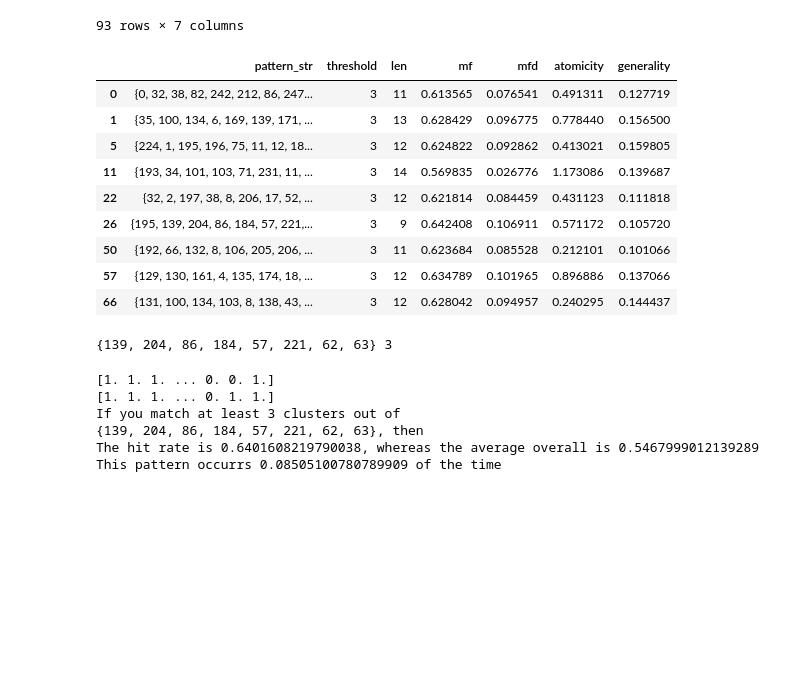
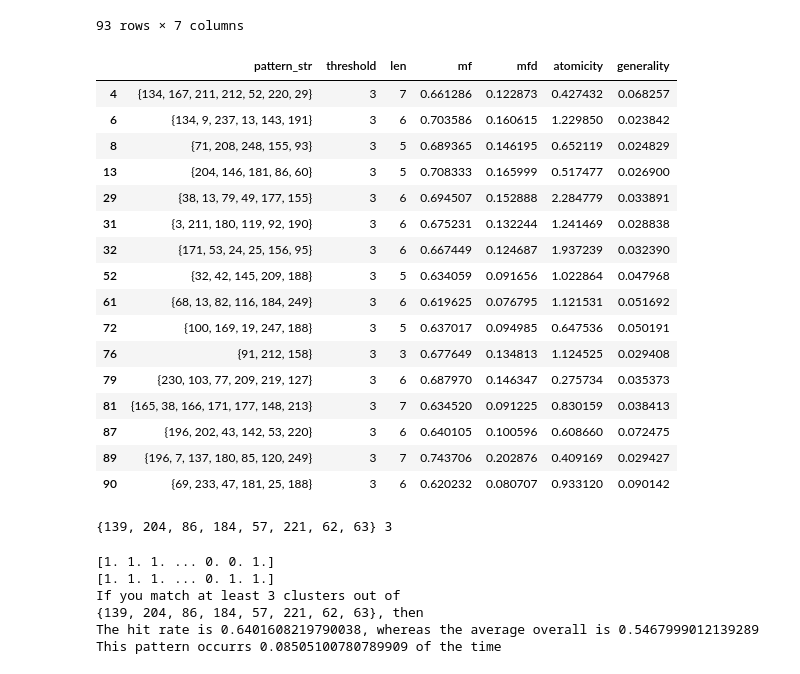
Before and after one commit to Giancarlo-Catalano/PSSearch, a Jupyter notebook: retail_forecasting_data_collection/Case study/select_ps.ipynb, the cells around one changed output. Saved outputs shown, nothing was run; the diff lists cells and outputs as text; code cells hidden in the pictures; blank space fills up the shorter version.

```diff
--- a/retail_forecasting_data_collection/Case study/select_ps.ipynb
+++ b/retail_forecasting_data_collection/Case study/select_ps.ipynb
@@ -53,7 +53,7 @@ from PolishSystem.read_data import get_pRef_from_vectors
 
 chosen_pRef = get_pRef_from_vectors(name_of_vectors_file=r"C:\Users\gac8\PycharmProjects\PSSearch\retail_forecasting_data_collection\data\many_hot_vectors_250_random.csv",
                                           name_of_fitness_file=r"C:\Users\gac8\PycharmProjects\PSSearch\retail_forecasting_data_collection\data\fitness_250_random.csv",
-                                          column_in_fitness_file=4) # col 4 should be HR 100
+                                          column_in_fitness_file=2) # col 4 should be HR 100
 
 chosen_SPref = OptimisedSPref.from_pRef(chosen_pRef)
 
@@ -136,28 +136,35 @@ display(ps_df)
 93 rows × 7 columns
 # %%
 
-len_is_small = ps_df["len"] < 15
+len_is_small = ps_df["len"] < 8
 mfd_is_high = ps_df["mfd"] > 0.0
-generality_is_high = ps_df["generality"] >= 0.10
+generality_is_high = ps_df["generality"] >= 0.0
 atomicity_is_positive = ps_df["atomicity"] > 0
 
 acceptable_ps_df = ps_df[len_is_small & mfd_is_high & generality_is_high & atomicity_is_positive]
 display(acceptable_ps_df)
 
 
 winner_pattern, winner_threshold = ({139, 204, 86, 184, 57, 221, 62, 63}, 3)
 print(winner_pattern, winner_threshold)
 # %% [output]
 |  | pattern_str | threshold | len | mf | mfd | atomicity | generality |
-| 0 | {0, 32, 38, 82, 242, 212, 86, 247... | 3 | 11 | 0.613565 | 0.076541 | 0.491311 | 0.127719 |
-| 1 | {35, 100, 134, 6, 169, 139, 171, ... | 3 | 13 | 0.628429 | 0.096775 | 0.778440 | 0.156500 |
-| 5 | {224, 1, 195, 196, 75, 11, 12, 18... | 3 | 12 | 0.624822 | 0.092862 | 0.413021 | 0.159805 |
-| 11 | {193, 34, 101, 103, 71, 231, 11, ... | 3 | 14 | 0.569835 | 0.026776 | 1.173086 | 0.139687 |
-| 22 | {32, 2, 197, 38, 8, 206, 17, 52, ... | 3 | 12 | 0.621814 | 0.084459 | 0.431123 | 0.111818 |
-| 26 | {195, 139, 204, 86, 184, 57, 221,... | 3 | 9 | 0.642408 | 0.106911 | 0.571172 | 0.105720 |
-| 50 | {192, 66, 132, 8, 106, 205, 206, ... | 3 | 11 | 0.623684 | 0.085528 | 0.212101 | 0.101066 |
-| 57 | {129, 130, 161, 4, 135, 174, 18, ... | 3 | 12 | 0.634789 | 0.101965 | 0.896886 | 0.137066 |
-| 66 | {131, 100, 134, 103, 8, 138, 43, ... | 3 | 12 | 0.628042 | 0.094957 | 0.240295 | 0.144437 |
+| 4 | {134, 167, 211, 212, 52, 220, 29} | 3 | 7 | 0.661286 | 0.122873 | 0.427432 | 0.068257 |
+| 6 | {134, 9, 237, 13, 143, 191} | 3 | 6 | 0.703586 | 0.160615 | 1.229850 | 0.023842 |
+| 8 | {71, 208, 248, 155, 93} | 3 | 5 | 0.689365 | 0.146195 | 0.652119 | 0.024829 |
+| 13 | {204, 146, 181, 86, 60} | 3 | 5 | 0.708333 | 0.165999 | 0.517477 | 0.026900 |
+| 29 | {38, 13, 79, 49, 177, 155} | 3 | 6 | 0.694507 | 0.152888 | 2.284779 | 0.033891 |
+| 31 | {3, 211, 180, 119, 92, 190} | 3 | 6 | 0.675231 | 0.132244 | 1.241469 | 0.028838 |
+| 32 | {171, 53, 24, 25, 156, 95} | 3 | 6 | 0.667449 | 0.124687 | 1.937239 | 0.032390 |
+| 52 | {32, 42, 145, 209, 188} | 3 | 5 | 0.634059 | 0.091656 | 1.022864 | 0.047968 |
+| 61 | {68, 13, 82, 116, 184, 249} | 3 | 6 | 0.619625 | 0.076795 | 1.121531 | 0.051692 |
+| 72 | {100, 169, 19, 247, 188} | 3 | 5 | 0.637017 | 0.094985 | 0.647536 | 0.050191 |
+| 76 | {91, 212, 158} | 3 | 3 | 0.677649 | 0.134813 | 1.124525 | 0.029408 |
+| 79 | {230, 103, 77, 209, 219, 127} | 3 | 6 | 0.687970 | 0.146347 | 0.275734 | 0.035373 |
+| 81 | {165, 38, 166, 171, 177, 148, 213} | 3 | 7 | 0.634520 | 0.091225 | 0.830159 | 0.038413 |
+| 87 | {196, 202, 43, 142, 53, 220} | 3 | 6 | 0.640105 | 0.100596 | 0.608660 | 0.072475 |
+| 89 | {196, 7, 137, 180, 85, 120, 249} | 3 | 7 | 0.743706 | 0.202876 | 0.409169 | 0.029427 |
+| 90 | {69, 233, 47, 181, 25, 188} | 3 | 6 | 0.620232 | 0.080707 | 0.933120 | 0.090142 |
 {139, 204, 86, 184, 57, 221, 62, 63} 3
 # %%
 winner_real_ps = NCSolutionWithGT(winner_pattern, winner_threshold)
```
Also changed, not shown: parts of 3 cells of this notebook, 1 other file.
